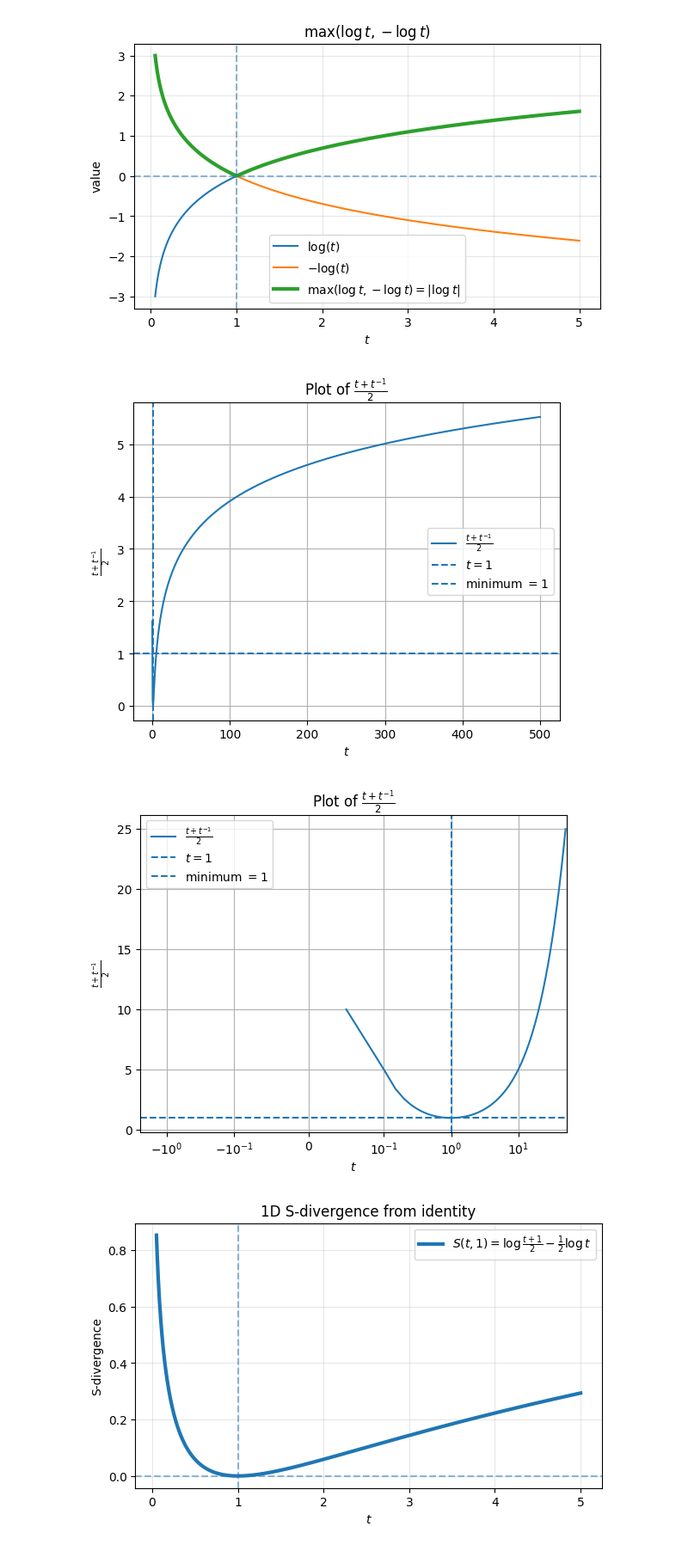
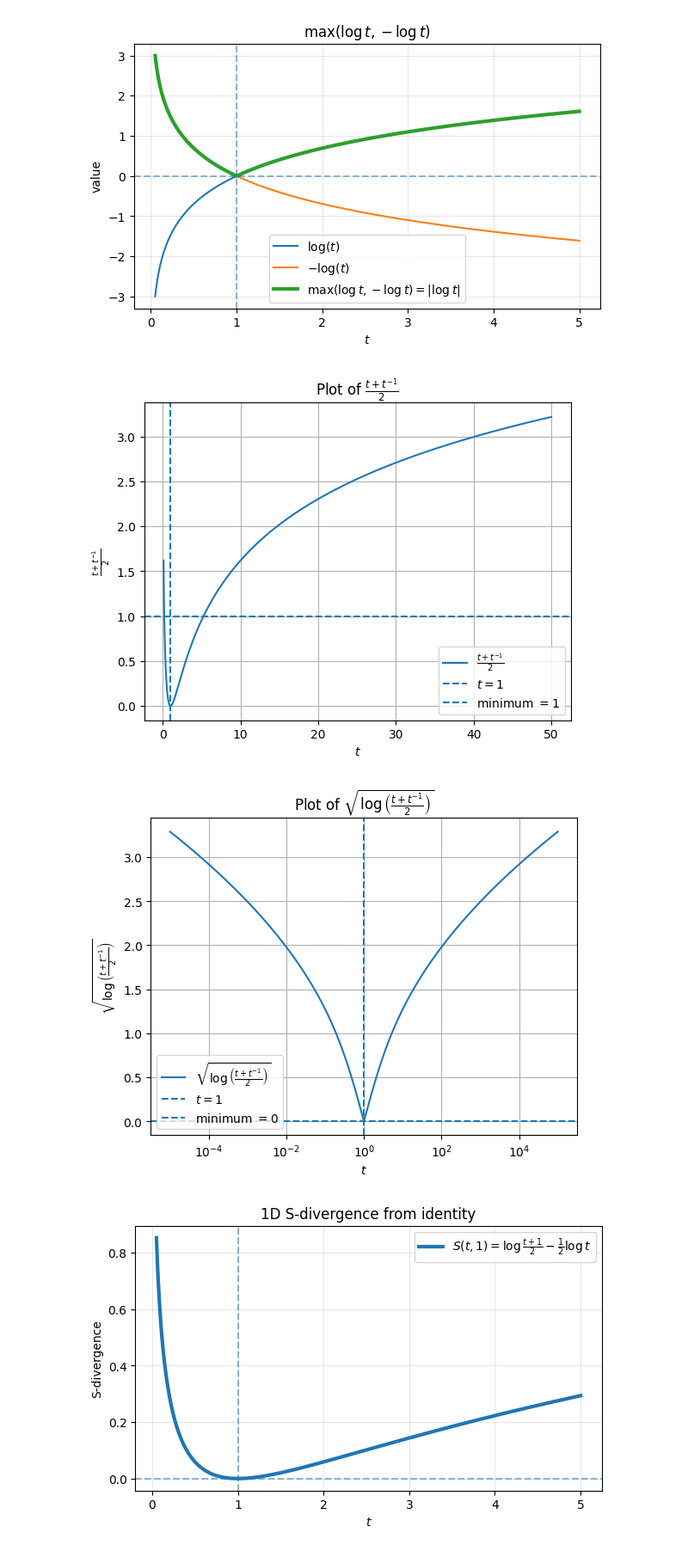
Before and after one commit to sjkoelle/isometry-pursuit, a Jupyter notebook: great_experiments_in_isometry.ipynb, the cells around one changed output. Shown at 86% size. Saved outputs shown, nothing was run; the diff lists cells and outputs as text; code cells hidden in the pictures.

```diff
--- a/great_experiments_in_isometry.ipynb
+++ b/great_experiments_in_isometry.ipynb
@@ -656,7 +656,7 @@ import numpy as np
 import matplotlib.pyplot as plt
 
 # t must be positive; avoid t = 0
-t = np.linspace(0.1, 500, 1000)
+t = np.linspace(0.1, 50, 1000)
 
 f = np.log((t + 1/t) / 2)
 
@@ -671,28 +671,32 @@ plt.legend()
 plt.grid(True)
 plt.show()
 # %% [output]
-[figure, old version]
+[figure, new version]
 # %%
 import numpy as np
 import matplotlib.pyplot as plt
 
-# t must be positive; avoid t = 0
-t = np.linspace(0.05, 50, 1000)
+# t must be positive
+t = np.logspace(-5, 5, 1000)
 
-f = (t + 1/t) / 2
+f = np.sqrt(np.log((t + 1/t) / 2))
 
-plt.plot(t, f, label=r"$\frac{t + t^{-1}}{2}$")
+plt.plot(t, f, label=r"$\sqrt{\log\left(\frac{t+t^{-1}}{2}\right)}$")
+
 plt.axvline(1, linestyle="--", label=r"$t=1$")
-plt.axhline(1, linestyle="--", label=r"minimum $=1$")
-plt.xscale("symlog", linthresh=0.1)
+plt.axhline(0, linestyle="--", label=r"minimum $=0$")
+
+plt.xscale("log")
+
 plt.xlabel(r"$t$")
-plt.ylabel(r"$\frac{t + t^{-1}}{2}$")
-plt.title(r"Plot of $\frac{t + t^{-1}}{2}$")
+plt.ylabel(r"$\sqrt{\log\left(\frac{t+t^{-1}}{2}\right)}$")
+plt.title(r"Plot of $\sqrt{\log\left(\frac{t+t^{-1}}{2}\right)}$")
+
 plt.legend()
-plt.grid(True)
+plt.grid(True, which="both")
 plt.show()
 # %% [output]
-[figure, old version]
+[figure, new version]
 # %%
 import numpy as np
 import matplotlib.pyplot as plt
```
Also changed, not shown: 14 other files.
